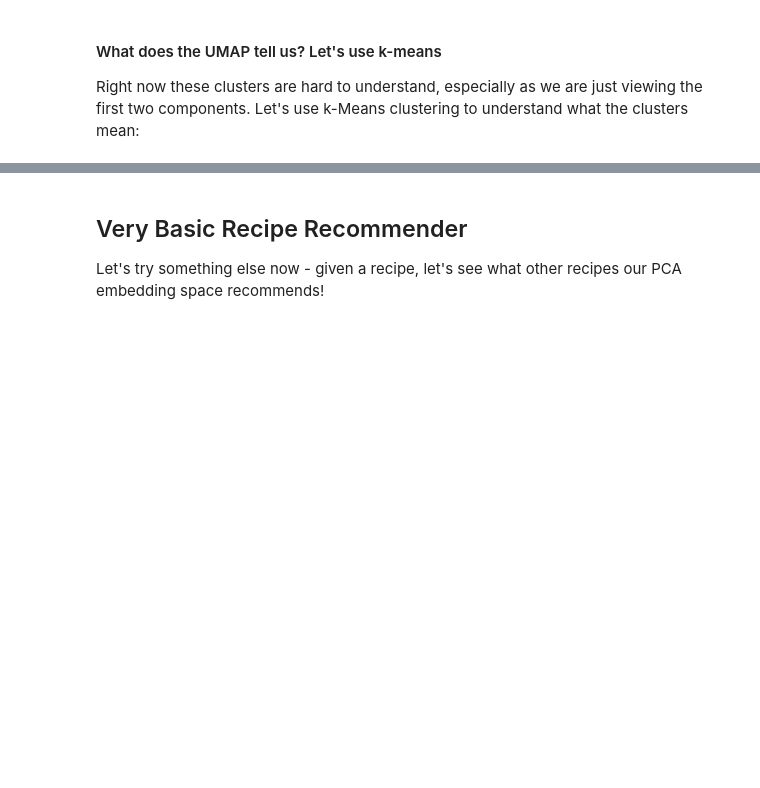
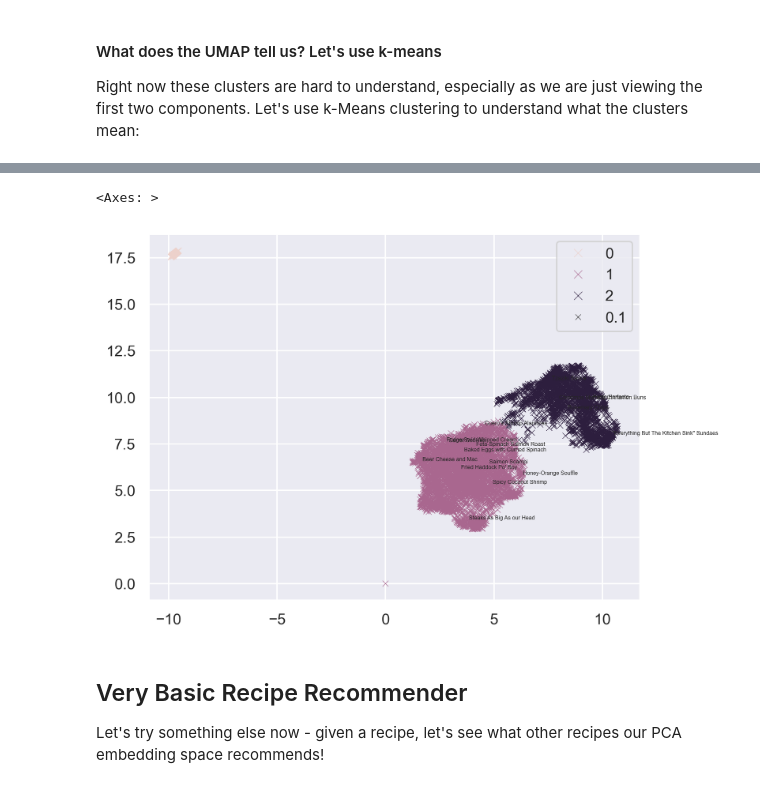
Before and after one commit to sayanfaraz/neural-kitchen, a Jupyter notebook: main.ipynb, the cells around one changed output, grey strips where cells are left out. Saved outputs shown, nothing was run; the diff lists cells and outputs as text; code cells hidden in the pictures; blank space fills up the shorter version.

```diff
--- a/main.ipynb
+++ b/main.ipynb
@@ -619,3 +651,19 @@ Right now these clusters are hard to understand, especially as we are just viewi
+# %%
+final_k = 3
+kmeans_final = KMeans(n_clusters=final_k, random_state=RAND_STATE_INT).fit(embedding)
+# %%
+fig, ax = plt.subplots()
+titles = data.loc[:,"title"]
+
+num_labels=20
+for i in range(NUM_SAMPLES_UMAP):
+    if rng.integers(1, int(NUM_SAMPLES_UMAP / num_labels)) == 1:
+        ax.annotate(titles.iloc[i], (embedding[:, 0][i], embedding[:, 1][i]), size = 4)
+# ax.scatter(embedding[:, 0], embedding[:, 1], s=0.1) #s = 0.01)
+sns.scatterplot(x=embedding[:, 0], y=embedding[:, 1], hue=kmeans_final.predict(embedding), size=0.1, marker='x', ax=ax)
+# %% [output]
+<Axes: >
+[figure, added]
 # %% [markdown]
 ## Very Basic Recipe Recommender
 
```
Also changed, not shown: parts of 17 cells of this notebook.
